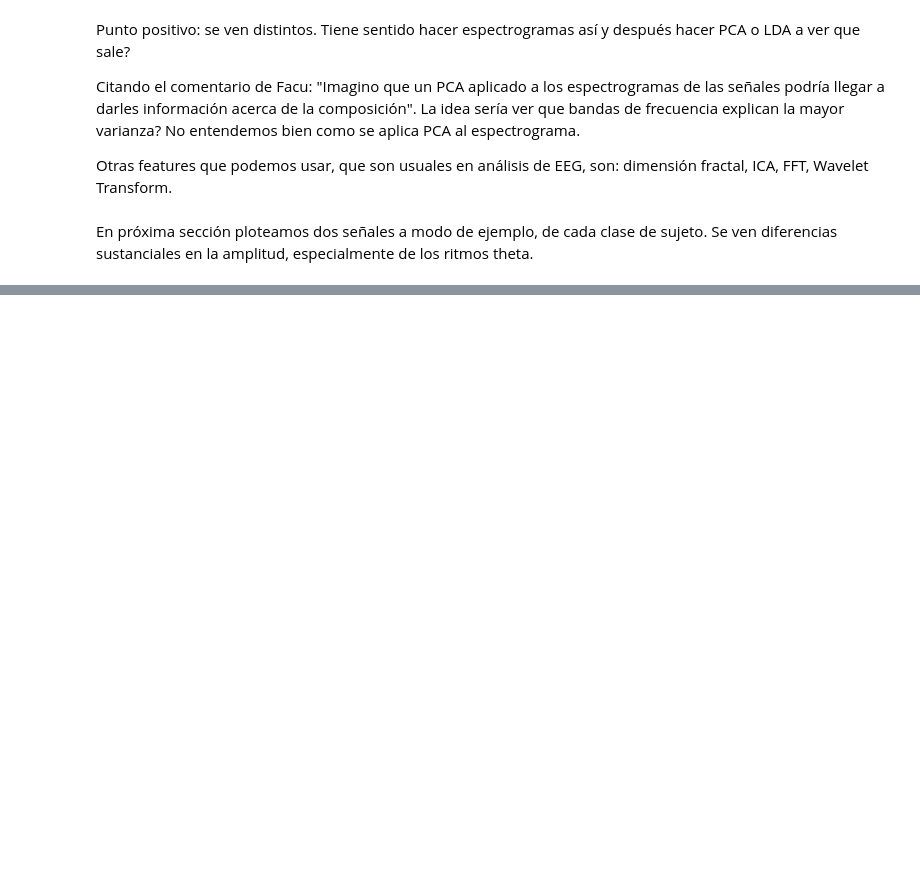
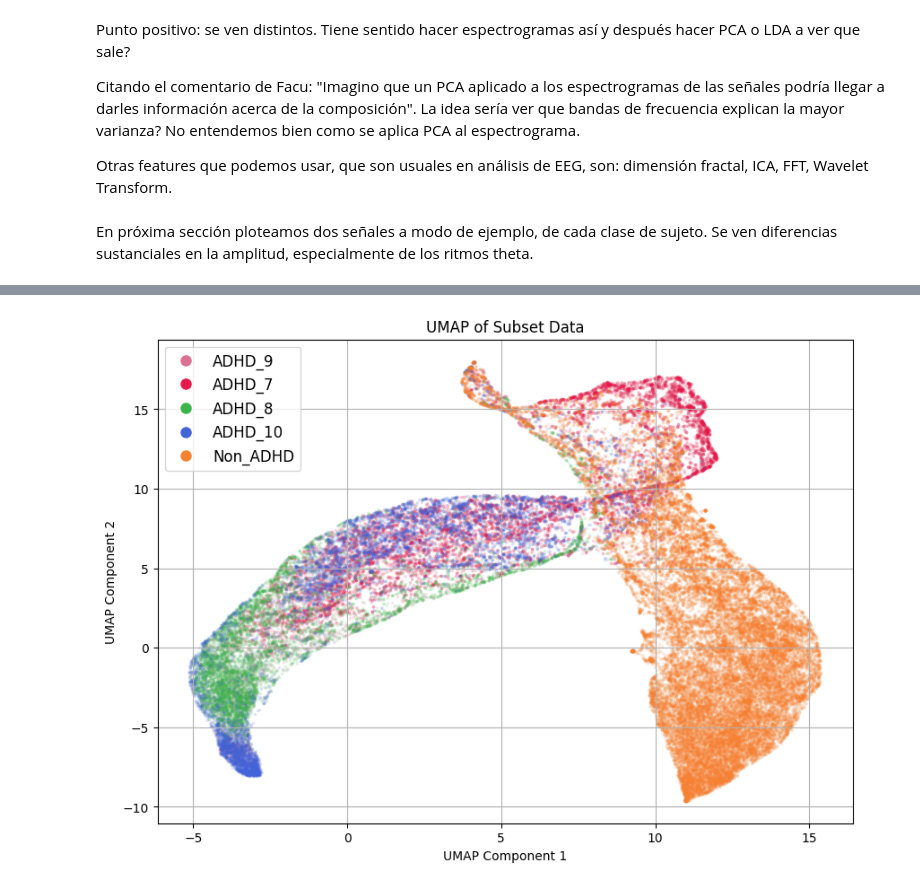
Before and after one commit to franitaa/ADHD-EEG-Game, a Jupyter notebook: ADHD_EEG_Game.ipynb, the cells around one changed output, grey strips where cells are left out. Saved outputs shown, nothing was run; the diff lists cells and outputs as text; code cells hidden in the pictures; blank space fills up the shorter version.

```diff
--- a/ADHD_EEG_Game.ipynb
+++ b/ADHD_EEG_Game.ipynb
@@ -563,0 +631,54 @@ plt.show()
+# %%
+noise = np.random.normal(0, 0.0001, size=x_subset.shape)
+x_subset = x_subset + noise
+
+umap_model = UMAP(
+    n_components=2,
+    n_neighbors=50,
+    min_dist=0.2,
+    metric='euclidean',
+    learning_rate=0.5,
+    n_epochs=300,
+    n_jobs=-1,
+    verbose=False
+)
+
+umap_components = umap_model.fit_transform(x_subset)
+
+umap_df = pd.DataFrame(data=umap_components, columns=['umap_component_1', 'umap_component_2'])
+
+final_df_umap = pd.concat([umap_df, y_subset.reset_index(drop=True)], axis=1)
+
+
+color_palette = {
+    'ADHD_7': '#e6194b',  # Red
+    'ADHD_8': '#3cb44b',  # Green
+    'ADHD_9': '#db7093',  # Pink
+    'ADHD_10': '#4363d8',  # Blue
+    'Non_ADHD': '#f58231'  # Orange
+}
+
+plt.figure(figsize=(10, 7))
+for label in final_df_umap['Label'].unique():
+    subset = final_df_umap[final_df_umap['Label'] == label]
+    plt.scatter(
+        subset['umap_component_1'],
+        subset['umap_component_2'],
+        label=label,
+        c=color_palette[label],
+        s=3,
+        alpha=0.1
+    )
+plt.title('UMAP of Subset Data')
+plt.xlabel('UMAP Component 1')
+plt.ylabel('UMAP Component 2')
+handles, labels = plt.gca().get_legend_handles_labels()
+for i, handle in enumerate(handles):
+    handles[i] = plt.Line2D([0], [0], marker='o', color='w', label=labels[i],
+                            markerfacecolor=handle.get_facecolor()[0], markersize=10, alpha=1.0)
+
+plt.legend(handles=handles, loc='best', fontsize=12)
+plt.grid(True)
+plt.show()
+# %% [output]
+[figure, added]
```
Also changed, not shown: parts of 33 cells of this notebook.
